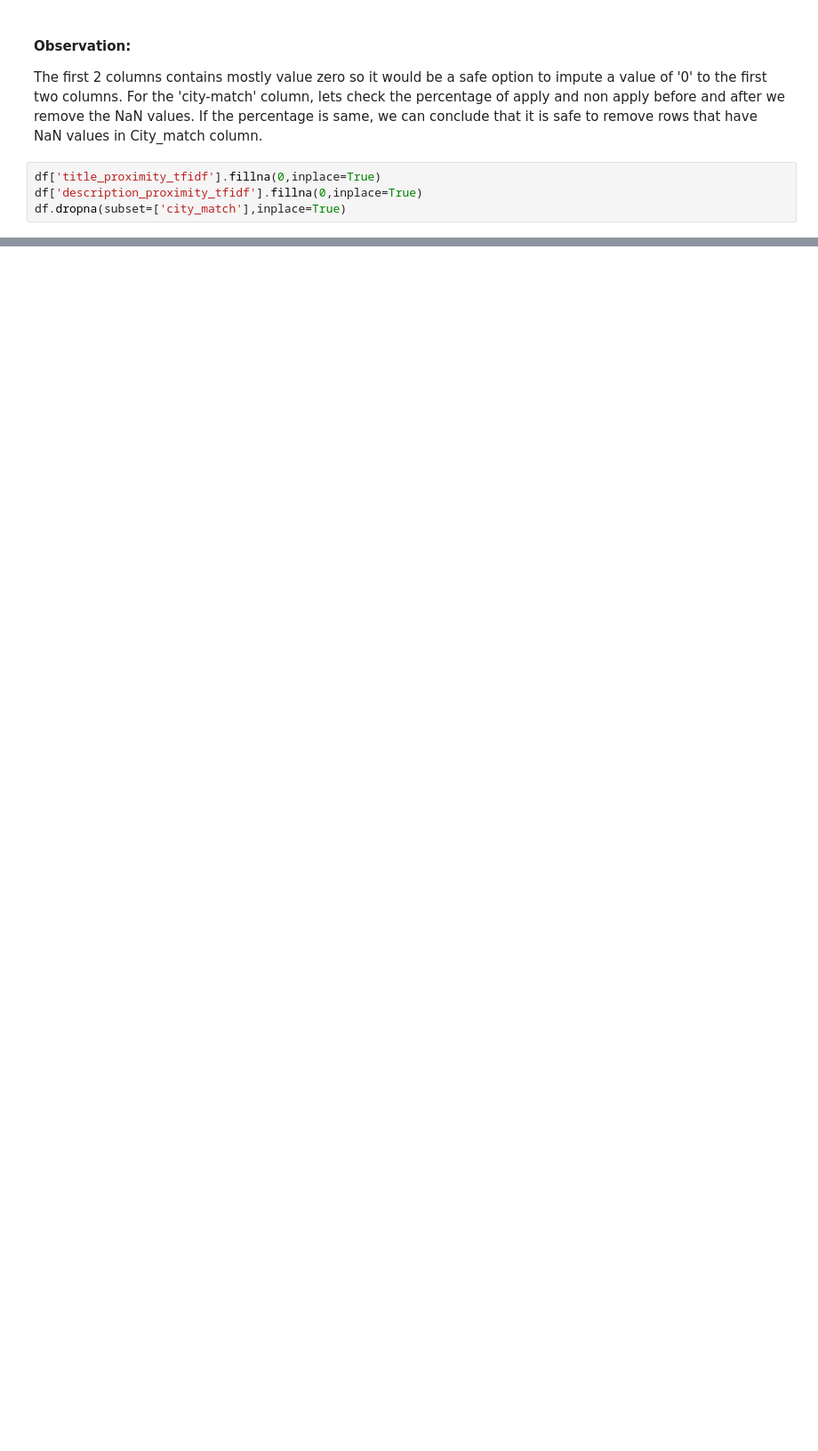
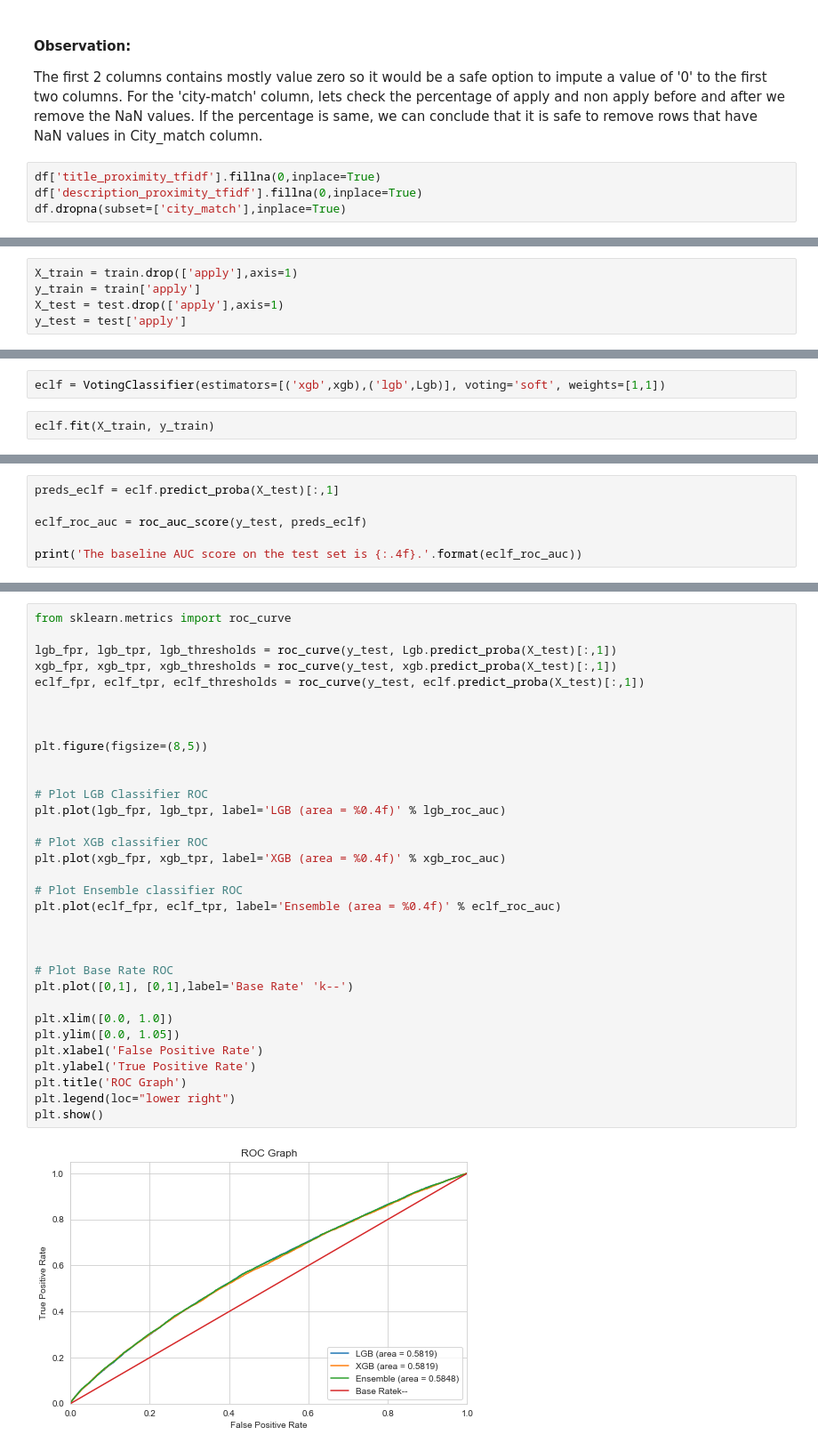
Before and after one commit to animeshgoyal9/Predicting-Apply-rate-for-a-job-search-agency, a Jupyter notebook: Glassdoor_Final.ipynb, the cells around one changed output, grey strips where cells are left out. Shown: that part at 89% size. Cells and saved outputs as stored; diff of their text form; blank space fills up the shorter version.

```diff
--- a/Glassdoor_Final.ipynb
+++ b/Glassdoor_Final.ipynb
@@ -845,0 +322,5 @@ for i, txt in enumerate(train_test['title_proximity_tfidf'].index):
+# %%
+X_train = train.drop(['apply'],axis=1)
+y_train = train['apply']
+X_test = test.drop(['apply'],axis=1)
+y_test = test['apply']
@@ -845,0 +609,4 @@ for i, txt in enumerate(train_test['title_proximity_tfidf'].index):
+# %%
+eclf = VotingClassifier(estimators=[('xgb',xgb),('lgb',Lgb)], voting='soft', weights=[1,1])
+# %%
+eclf.fit(X_train, y_train)
@@ -845,0 +623,6 @@ for i, txt in enumerate(train_test['title_proximity_tfidf'].index):
+# %%
+preds_eclf = eclf.predict_proba(X_test)[:,1]
+
+eclf_roc_auc = roc_auc_score(y_test, preds_eclf)
+
+print('The baseline AUC score on the test set is {:.4f}.'.format(eclf_roc_auc))
@@ -845,0 +631,35 @@ for i, txt in enumerate(train_test['title_proximity_tfidf'].index):
+# %%
+from sklearn.metrics import roc_curve
+
+lgb_fpr, lgb_tpr, lgb_thresholds = roc_curve(y_test, Lgb.predict_proba(X_test)[:,1])
+xgb_fpr, xgb_tpr, xgb_thresholds = roc_curve(y_test, xgb.predict_proba(X_test)[:,1])
+eclf_fpr, eclf_tpr, eclf_thresholds = roc_curve(y_test, eclf.predict_proba(X_test)[:,1])
+
+
+
+plt.figure(figsize=(8,5))
+
+
+# Plot LGB Classifier ROC
+plt.plot(lgb_fpr, lgb_tpr, label='LGB (area = %0.4f)' % lgb_roc_auc)
+
+# Plot XGB classifier ROC
+plt.plot(xgb_fpr, xgb_tpr, label='XGB (area = %0.4f)' % xgb_roc_auc)
+
+# Plot Ensemble classifier ROC
+plt.plot(eclf_fpr, eclf_tpr, label='Ensemble (area = %0.4f)' % eclf_roc_auc)
+
+
+
+# Plot Base Rate ROC
+plt.plot([0,1], [0,1],label='Base Rate' 'k--')
+
+plt.xlim([0.0, 1.0])
+plt.ylim([0.0, 1.05])
+plt.xlabel('False Positive Rate')
+plt.ylabel('True Positive Rate')
+plt.title('ROC Graph')
+plt.legend(loc="lower right")
+plt.show()
+# %% [output]
+[figure, added]
```
Also changed, not shown: parts of 127 cells of this notebook.
